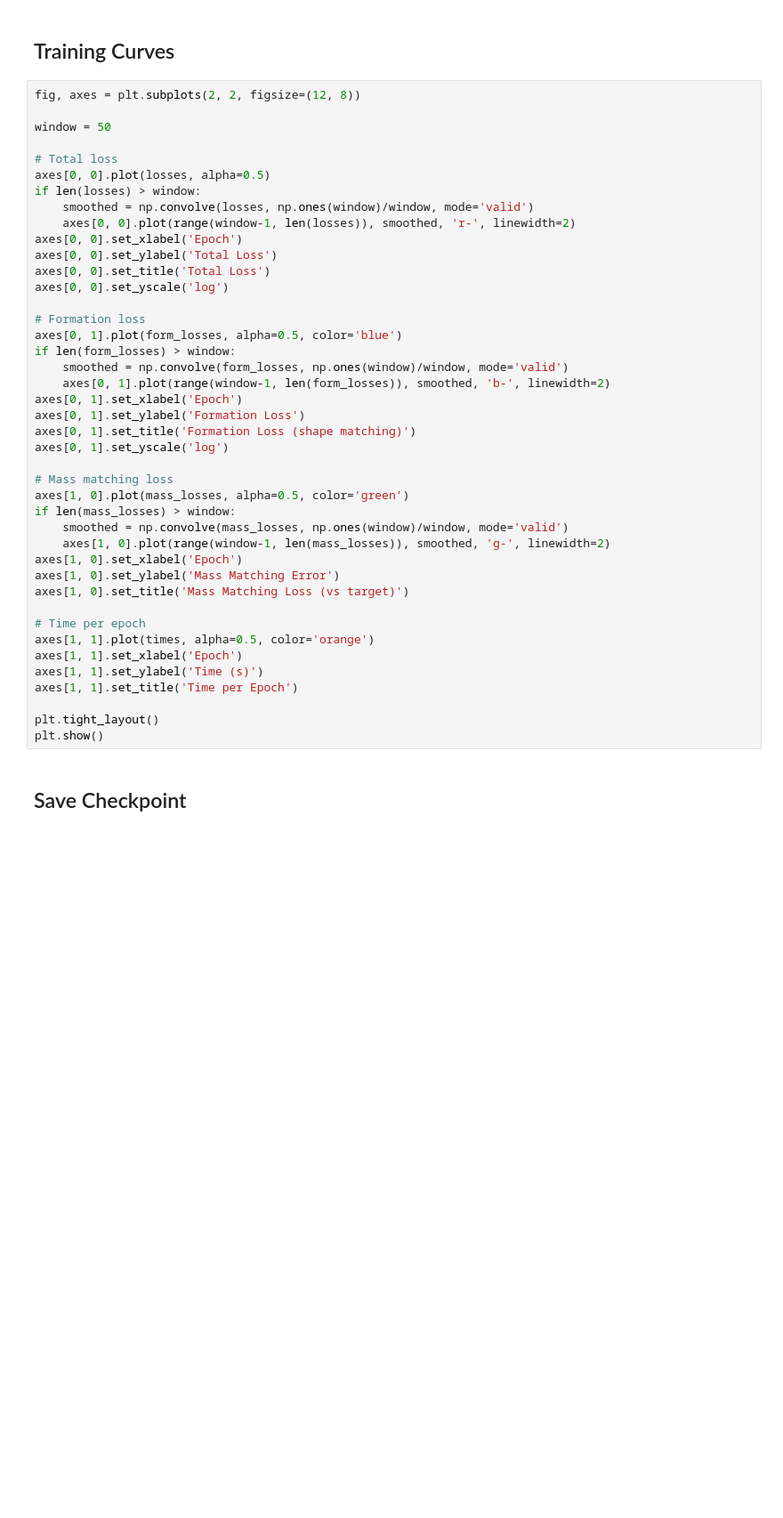
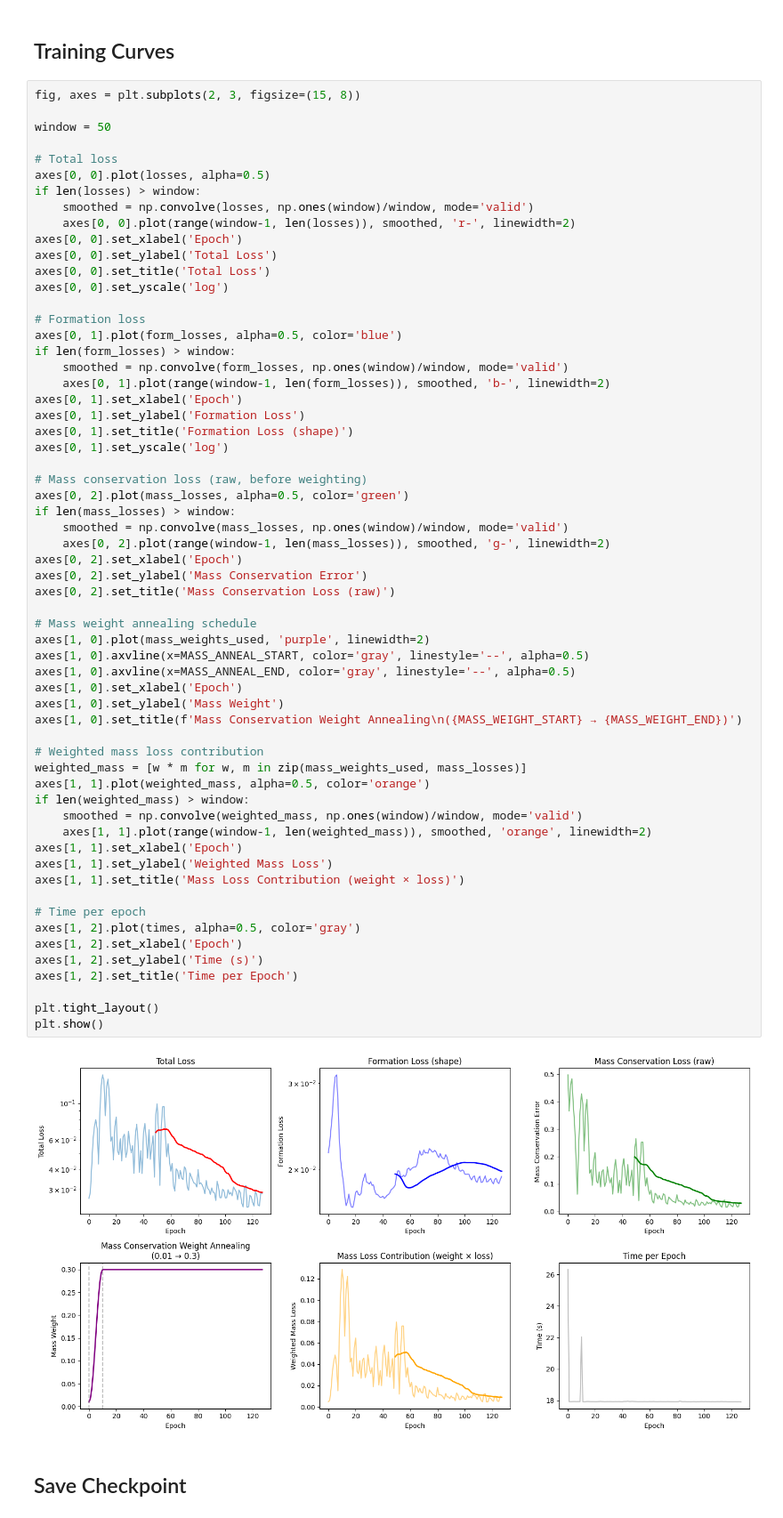
Before and after one commit to JackHopkins/FormationHNCA, a Jupyter notebook: notebooks/phase1_line_formation.ipynb, the cells around one changed output. Shown at 89% size. Drawn from its saved outputs; the diff is of its cells as text; blank space fills up the shorter version.

```diff
--- a/notebooks/phase1_line_formation.ipynb
+++ b/notebooks/phase1_line_formation.ipynb
@@ -409,47 +690,67 @@ if len(times) > 1:
 # %% [markdown]
 ## Training Curves
 # %%
-fig, axes = plt.subplots(2, 2, figsize=(12, 8))
+fig, axes = plt.subplots(2, 3, figsize=(15, 8))
 
 window = 50
 
 # Total loss
 axes[0, 0].plot(losses, alpha=0.5)
 if len(losses) > window:
     smoothed = np.convolve(losses, np.ones(window)/window, mode='valid')
     axes[0, 0].plot(range(window-1, len(losses)), smoothed, 'r-', linewidth=2)
 axes[0, 0].set_xlabel('Epoch')
 axes[0, 0].set_ylabel('Total Loss')
 axes[0, 0].set_title('Total Loss')
 axes[0, 0].set_yscale('log')
 
 # Formation loss
 axes[0, 1].plot(form_losses, alpha=0.5, color='blue')
 if len(form_losses) > window:
     smoothed = np.convolve(form_losses, np.ones(window)/window, mode='valid')
     axes[0, 1].plot(range(window-1, len(form_losses)), smoothed, 'b-', linewidth=2)
 axes[0, 1].set_xlabel('Epoch')
 axes[0, 1].set_ylabel('Formation Loss')
-axes[0, 1].set_title('Formation Loss (shape matching)')
+axes[0, 1].set_title('Formation Loss (shape)')
 axes[0, 1].set_yscale('log')
 
-# Mass matching loss
-axes[1, 0].plot(mass_losses, alpha=0.5, color='green')
+# Mass conservation loss (raw, before weighting)
+axes[0, 2].plot(mass_losses, alpha=0.5, color='green')
 if len(mass_losses) > window:
     smoothed = np.convolve(mass_losses, np.ones(window)/window, mode='valid')
-    axes[1, 0].plot(range(window-1, len(mass_losses)), smoothed, 'g-', linewidth=2)
+    axes[0, 2].plot(range(window-1, len(mass_losses)), smoothed, 'g-', linewidth=2)
+axes[0, 2].set_xlabel('Epoch')
+axes[0, 2].set_ylabel('Mass Conservation Error')
+axes[0, 2].set_title('Mass Conservation Loss (raw)')
+
+# Mass weight annealing schedule
+axes[1, 0].plot(mass_weights_used, 'purple', linewidth=2)
+axes[1, 0].axvline(x=MASS_ANNEAL_START, color='gray', linestyle='--', alpha=0.5)
+axes[1, 0].axvline(x=MASS_ANNEAL_END, color='gray', linestyle='--', alpha=0.5)
 axes[1, 0].set_xlabel('Epoch')
-axes[1, 0].set_ylabel('Mass Matching Error')
-axes[1, 0].set_title('Mass Matching Loss (vs target)')
+axes[1, 0].set_ylabel('Mass Weight')
+axes[1, 0].set_title(f'Mass Conservation Weight Annealing\n({MASS_WEIGHT_START} → {MASS_WEIGHT_END})')
+
+# Weighted mass loss contribution
+weighted_mass = [w * m for w, m in zip(mass_weights_used, mass_losses)]
+axes[1, 1].plot(weighted_mass, alpha=0.5, color='orange')
+if len(weighted_mass) > window:
+    smoothed = np.convolve(weighted_mass, np.ones(window)/window, mode='valid')
+    axes[1, 1].plot(range(window-1, len(weighted_mass)), smoothed, 'orange', linewidth=2)
+axes[1, 1].set_xlabel('Epoch')
+axes[1, 1].set_ylabel('Weighted Mass Loss')
+axes[1, 1].set_title('Mass Loss Contribution (weight × loss)')
 
 # Time per epoch
-axes[1, 1].plot(times, alpha=0.5, color='orange')
-axes[1, 1].set_xlabel('Epoch')
-axes[1, 1].set_ylabel('Time (s)')
-axes[1, 1].set_title('Time per Epoch')
+axes[1, 2].plot(times, alpha=0.5, color='gray')
+axes[1, 2].set_xlabel('Epoch')
+axes[1, 2].set_ylabel('Time (s)')
+axes[1, 2].set_title('Time per Epoch')
 
 plt.tight_layout()
 plt.show()
+# %% [output]
+[figure, added]
 # %% [markdown]
 ## Save Checkpoint
 # %%
```
Also changed, not shown: parts of 20 cells of this notebook, 2 other files.
